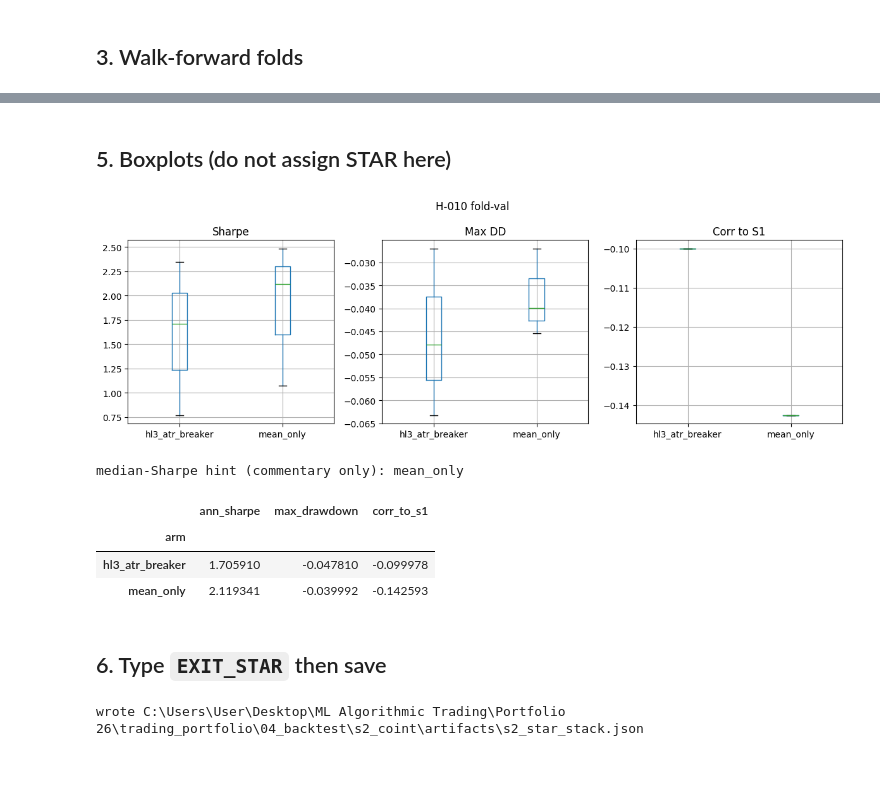
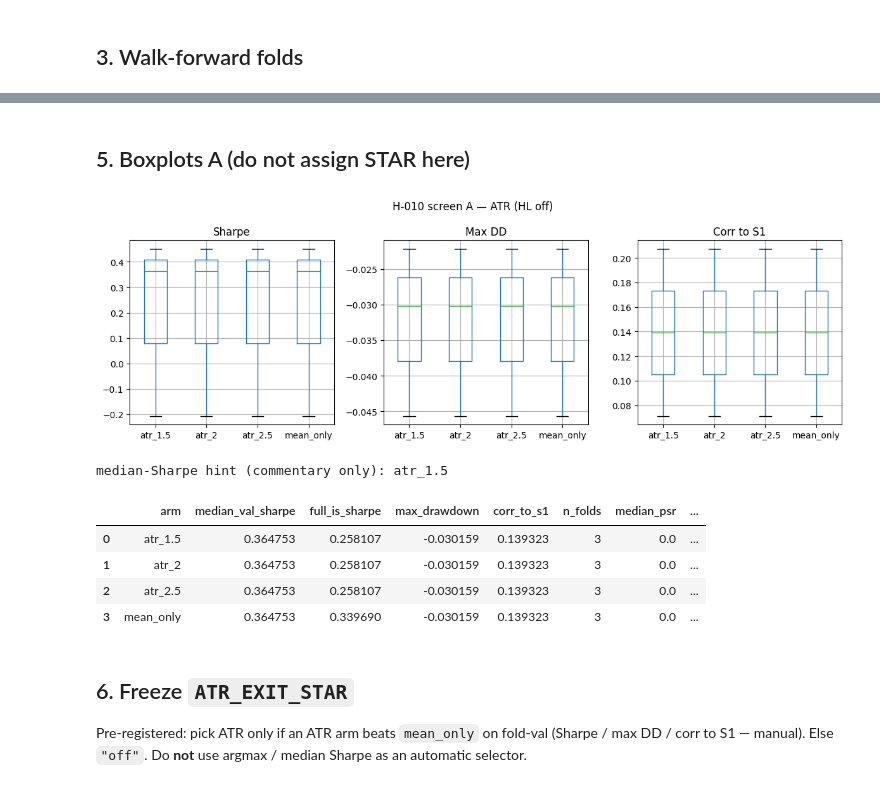
Before and after one commit to charlievellacott/trading_portfolio, a Jupyter notebook: 02_research/s2_coint/notebooks/hypothesis_tests/H-010_exits.ipynb, the cells around one changed output, grey strips where cells are left out. Drawn from its saved outputs; the diff is of its cells as text; code cells hidden in the pictures.

```diff
--- a/02_research/s2_coint/notebooks/hypothesis_tests/H-010_exits.ipynb
+++ b/02_research/s2_coint/notebooks/hypothesis_tests/H-010_exits.ipynb
@@ -72,0 +82,16 @@ UNIVERSE D PAIRS ['WSO|WSO.B', 'HEI|HEI.A', 'NWS|NWSA']
+# %%
+# --- H-010 editable constants ---
+PAIR_MAX_LOSS = -0.10  # per-pair breaker when ATR stop is on
+ATR_MULTS = (1.5, 2.0, 2.5)
+HL_EXIT_N = 3.0  # half-lives for the HL-on arm in screen B
+ATR_RISK_FRAC = 0.01  # book loss target at the k×ATR stop
+
+HYP_ID = "H-010"
+ALL_ARM_NAMES = (
+    ["mean_only"]
+    + [f"atr_{m:g}" for m in ATR_MULTS]
+    + ["hl_off", "hl_on"]
+)
+register_hypothesis_arms(HYP_ID, ALL_ARM_NAMES, overwrite=True)
+print("PAIR_MAX_LOSS", PAIR_MAX_LOSS, "ATR_MULTS", ATR_MULTS, "HL_EXIT_N", HL_EXIT_N)
+print("ledger arms", ALL_ARM_NAMES)
@@ -179,0 +192,20 @@ fold_df
+# %%
+configs_atr = {
+    "mean_only": config_from_stack(
+        stack,
+        atr_stop_mult=None,
+        hl_exit_n=None,
+    ),
+}
+for m in ATR_MULTS:
+    configs_atr[f"atr_{m:g}"] = config_from_stack(
+        stack,
+        atr_stop_mult=float(m),
+        hl_exit_n=None,
+        pair_max_loss=float(PAIR_MAX_LOSS),
+        atr_risk_frac=float(ATR_RISK_FRAC),
+    )
+
+fold_df_atr = fold_val_metrics(panel, folds, configs_atr, hyp_id=HYP_ID, s1_weekly=s1_weekly)
+full_is_df_atr = full_is_metrics(panel, configs_atr, hyp_id=HYP_ID, s1_weekly=s1_weekly)
+fold_df_atr
@@ -180,24 +226,20 @@ fold_df
 # %% [markdown]
-## 5. Boxplots (do not assign STAR here)
+## 5. Boxplots A (do not assign STAR here)
 # %%
-plot_fold_boxplots(fold_df, title="H-010 fold-val")
+plot_fold_boxplots(fold_df_atr, title="H-010 screen A — ATR (HL off)")
 plt.show()
-print("median-Sharpe hint (commentary only):", median_sharpe_hint(fold_df))
-display(arm_selection_table(fold_df, full_is_df))
+print("median-Sharpe hint (commentary only):", median_sharpe_hint(fold_df_atr))
+display(arm_selection_table(fold_df_atr, full_is_df_atr))
 # %% [output]
-[figure, old version]
+[figure, new version]
-median-Sharpe hint (commentary only): mean_only
+median-Sharpe hint (commentary only): atr_1.5
-|  | ann_sharpe | max_drawdown | corr_to_s1 |
-| arm |  |  |  |
-| hl3_atr_breaker | 1.705910 | -0.047810 | -0.099978 |
-| mean_only | 2.119341 | -0.039992 | -0.142593 |
+|  | arm | median_val_sharpe | full_is_sharpe | max_drawdown | corr_to_s1 | n_folds | median_psr | ... |
+| 0 | atr_1.5 | 0.364753 | 0.258107 | -0.030159 | 0.139323 | 3 | 0.0 | ... |
+| 1 | atr_2 | 0.364753 | 0.258107 | -0.030159 | 0.139323 | 3 | 0.0 | ... |
+| 2 | atr_2.5 | 0.364753 | 0.258107 | -0.030159 | 0.139323 | 3 | 0.0 | ... |
+| 3 | mean_only | 0.364753 | 0.339690 | -0.030159 | 0.139323 | 3 | 0.0 | ... |
-# %% [markdown]
-## 6. Type `EXIT_STAR` then save
-# %%
-EXIT_STAR = "mean_only"  # TODO set after review — do not use argmax / median Sharpe
-require_star("EXIT_STAR", EXIT_STAR)
-stack["EXIT_STAR"] = EXIT_STAR
-save_star_stack(STAR_PATH, stack)
-print("wrote", STAR_PATH)
-# %% [output]
-wrote C:\Users\User\Desktop\ML Algorithmic Trading\Portfolio 26\trading_portfolio\04_backtest\s2_coint\artifacts\s2_star_stack.json
+# %% [markdown]
+## 6. Freeze `ATR_EXIT_STAR`
+
+Pre-registered: pick ATR only if an ATR arm beats `mean_only` on fold-val (Sharpe / max DD / corr to S1 — manual). Else `"off"`.
+Do **not** use argmax / median Sharpe as an automatic selector.
```
Also changed, not shown: parts of 23 cells of this notebook, 16 other files.
